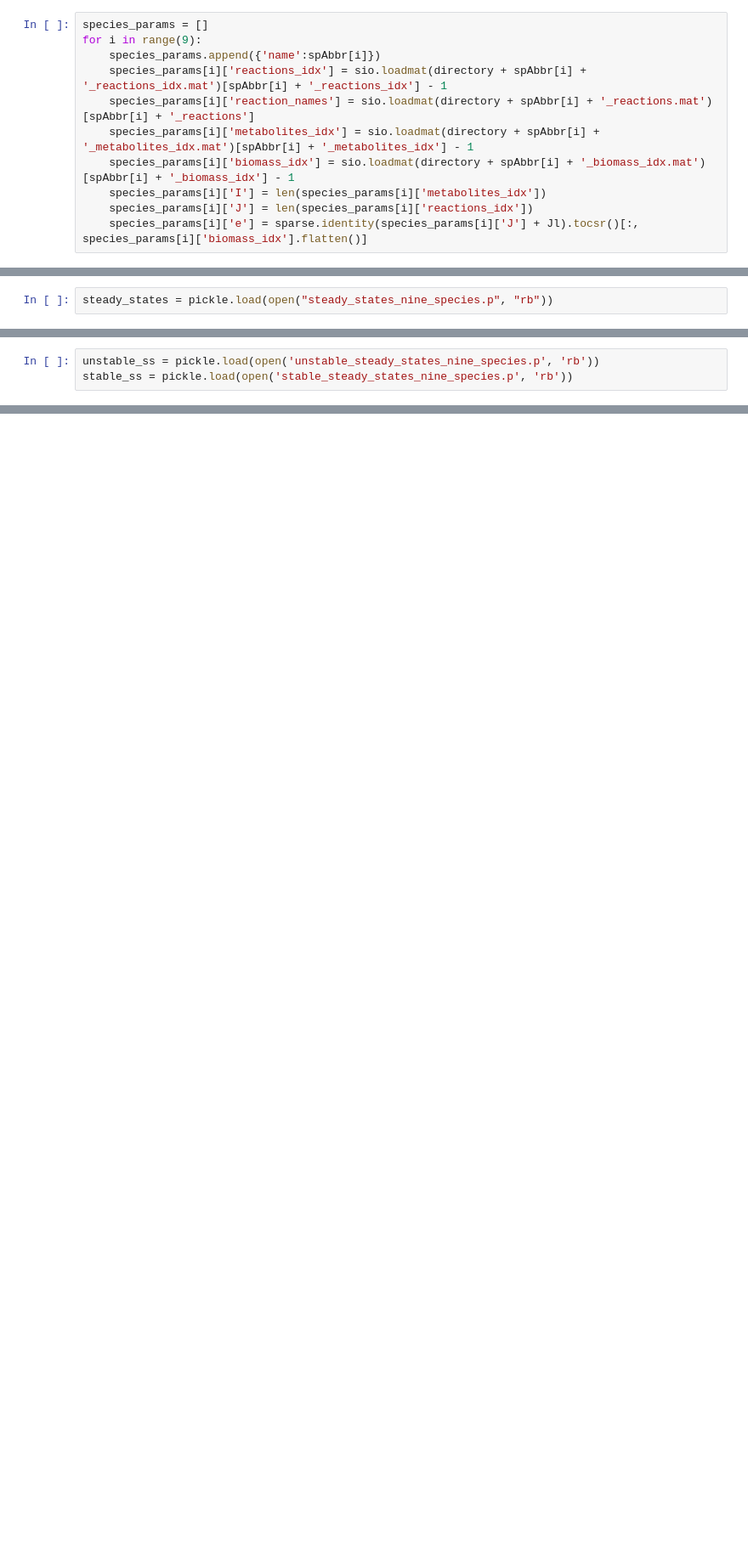
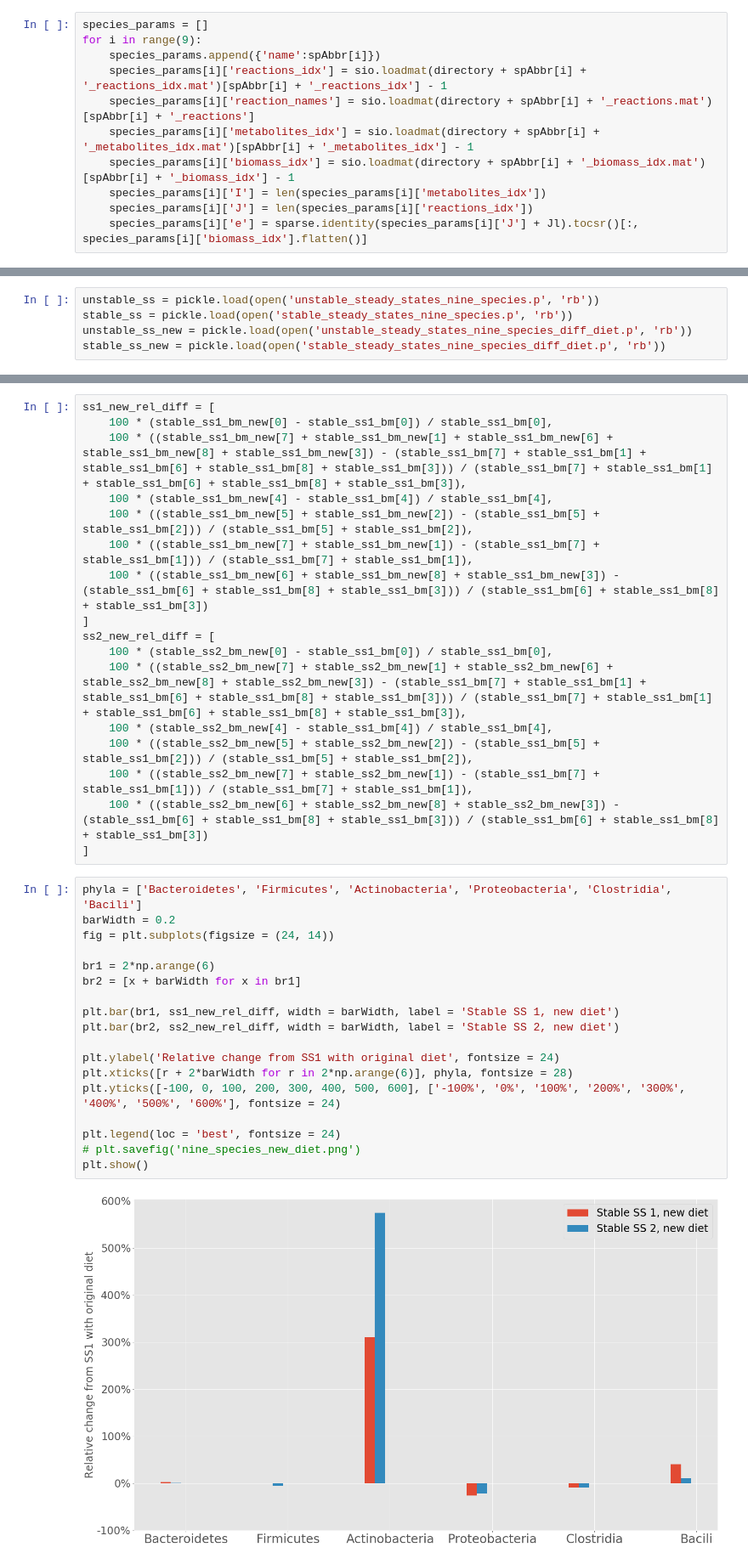
Before and after one commit to mitch-perry/GameCom, a Jupyter notebook: GutModel/GameCom/nine_species_compute_ss_gne.ipynb, the cells around one changed output, grey strips where cells are left out. Shown at 85% size. Drawn from its saved outputs; the diff is of its cells as text; blank space fills up the shorter version.

```diff
--- a/GutModel/GameCom/nine_species_compute_ss_gne.ipynb
+++ b/GutModel/GameCom/nine_species_compute_ss_gne.ipynb
@@ -83,3 +96 @@ pickle.dump(steady_states, open("steady_states_nine_species.p", "wb"))
-# %%
-steady_states = pickle.load(open("steady_states_nine_species.p", "rb"))
 # %%
@@ -108,3 +123,5 @@ pickle.dump(stable_steady_states, open("stable_steady_states_nine_species.p", "w
 # %%
 unstable_ss = pickle.load(open('unstable_steady_states_nine_species.p', 'rb'))
 stable_ss = pickle.load(open('stable_steady_states_nine_species.p', 'rb'))
+unstable_ss_new = pickle.load(open('unstable_steady_states_nine_species_diff_diet.p', 'rb'))
+stable_ss_new = pickle.load(open('stable_steady_states_nine_species_diff_diet.p', 'rb'))
@@ -131 +162,38 @@ stable_ss2_bm_phyla = [stable_ss2_bm[0],
+# %%
+ss1_new_rel_diff = [
+    100 * (stable_ss1_bm_new[0] - stable_ss1_bm[0]) / stable_ss1_bm[0],
+    100 * ((stable_ss1_bm_new[7] + stable_ss1_bm_new[1] + stable_ss1_bm_new[6] + stable_ss1_bm_new[8] + stable_ss1_bm_new[3]) - (stable_ss1_bm[7] + stable_ss1_bm[1] + stable_ss1_bm[6] + stable_ss1_bm[8] + stable_ss1_bm[3])) / (stable_ss1_bm[7] + stable_ss1_bm[1] + stable_ss1_bm[6] + stable_ss1_bm[8] + stable_ss1_bm[3]),
+    100 * (stable_ss1_bm_new[4] - stable_ss1_bm[4]) / stable_ss1_bm[4],
+    100 * ((stable_ss1_bm_new[5] + stable_ss1_bm_new[2]) - (stable_ss1_bm[5] + stable_ss1_bm[2])) / (stable_ss1_bm[5] + stable_ss1_bm[2]),
+    100 * ((stable_ss1_bm_new[7] + stable_ss1_bm_new[1]) - (stable_ss1_bm[7] + stable_ss1_bm[1])) / (stable_ss1_bm[7] + stable_ss1_bm[1]),
+    100 * ((stable_ss1_bm_new[6] + stable_ss1_bm_new[8] + stable_ss1_bm_new[3]) - (stable_ss1_bm[6] + stable_ss1_bm[8] + stable_ss1_bm[3])) / (stable_ss1_bm[6] + stable_ss1_bm[8] + stable_ss1_bm[3])
+]
+ss2_new_rel_diff = [
+    100 * (stable_ss2_bm_new[0] - stable_ss1_bm[0]) / stable_ss1_bm[0],
+    100 * ((stable_ss2_bm_new[7] + stable_ss2_bm_new[1] + stable_ss2_bm_new[6] + stable_ss2_bm_new[8] + stable_ss2_bm_new[3]) - (stable_ss1_bm[7] + stable_ss1_bm[1] + stable_ss1_bm[6] + stable_ss1_bm[8] + stable_ss1_bm[3])) / (stable_ss1_bm[7] + stable_ss1_bm[1] + stable_ss1_bm[6] + stable_ss1_bm[8] + stable_ss1_bm[3]),
+    100 * (stable_ss2_bm_new[4] - stable_ss1_bm[4]) / stable_ss1_bm[4],
+    100 * ((stable_ss2_bm_new[5] + stable_ss2_bm_new[2]) - (stable_ss1_bm[5] + stable_ss1_bm[2])) / (stable_ss1_bm[5] + stable_ss1_bm[2]),
+    100 * ((stable_ss2_bm_new[7] + stable_ss2_bm_new[1]) - (stable_ss1_bm[7] + stable_ss1_bm[1])) / (stable_ss1_bm[7] + stable_ss1_bm[1]),
+    100 * ((stable_ss2_bm_new[6] + stable_ss2_bm_new[8] + stable_ss2_bm_new[3]) - (stable_ss1_bm[6] + stable_ss1_bm[8] + stable_ss1_bm[3])) / (stable_ss1_bm[6] + stable_ss1_bm[8] + stable_ss1_bm[3])
+]
+# %%
+phyla = ['Bacteroidetes', 'Firmicutes', 'Actinobacteria', 'Proteobacteria', 'Clostridia', 'Bacili']
+barWidth = 0.2
+fig = plt.subplots(figsize = (24, 14))
+
+br1 = 2*np.arange(6)
+br2 = [x + barWidth for x in br1]
+
+plt.bar(br1, ss1_new_rel_diff, width = barWidth, label = 'Stable SS 1, new diet')
+plt.bar(br2, ss2_new_rel_diff, width = barWidth, label = 'Stable SS 2, new diet')
+
+plt.ylabel('Relative change from SS1 with original diet', fontsize = 24)
+plt.xticks([r + 2*barWidth for r in 2*np.arange(6)], phyla, fontsize = 28)
+plt.yticks([-100, 0, 100, 200, 300, 400, 500, 600], ['-100%', '0%', '100%', '200%', '300%', '400%', '500%', '600%'], fontsize = 24)
+
+plt.legend(loc = 'best', fontsize = 24)
+# plt.savefig('nine_species_new_diet.png')
+plt.show()
+# %% [output]
+[figure, added]
 # %%
```
Also changed, not shown: parts of 17 cells of this notebook, 7 other files.
